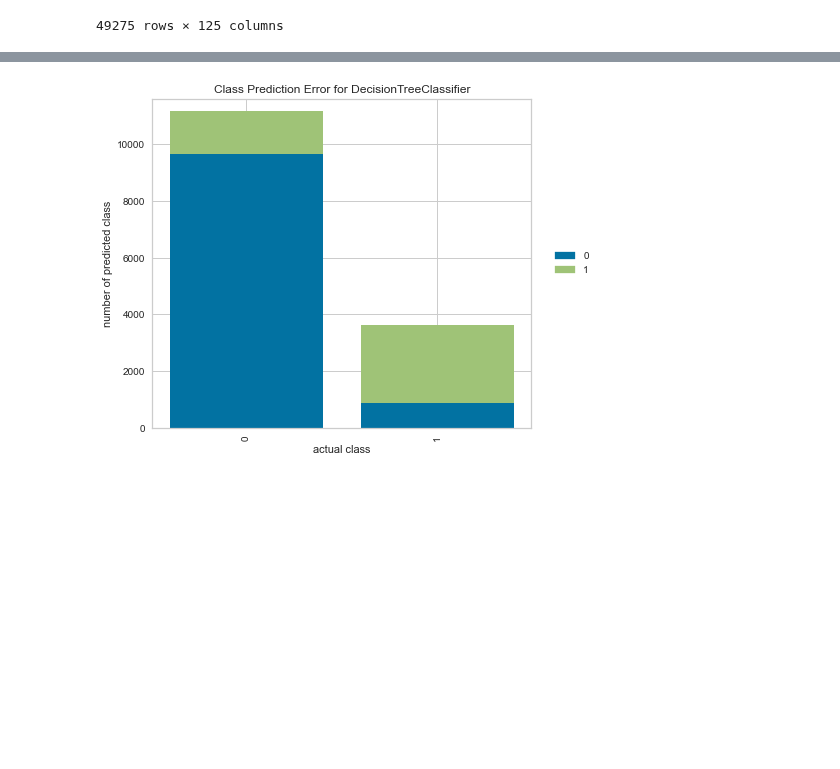
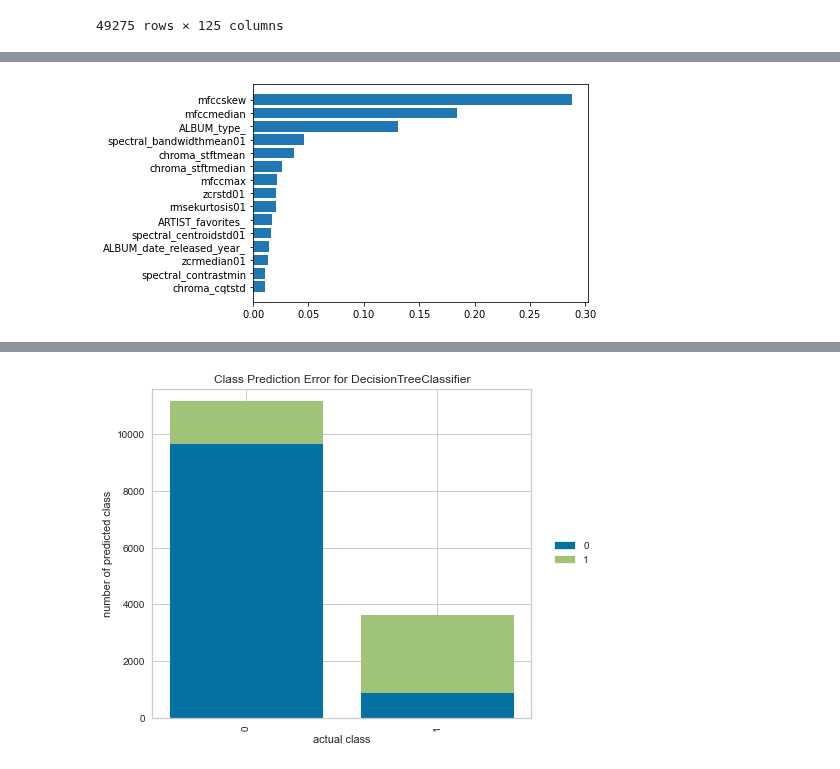
Before and after one commit to cri98li/Data-Mining-2-Project-ts-classification, a Jupyter notebook: Fase 1.2.ipynb, the cells around one changed output, grey strips where cells are left out. Cells and saved outputs as stored; diff of their text form; code cells hidden in the pictures; blank space fills up the shorter version.

```diff
--- a/Fase 1.2.ipynb
+++ b/Fase 1.2.ipynb
@@ -252,0 +253,15 @@ weighted avg       0.83      0.84      0.83     14783
+# %%
+nbr_features = 15
+
+tree_feature_importances = clf.feature_importances_
+sorted_idx = tree_feature_importances.argsort()[-nbr_features:]
+
+y_ticks = np.arange(0, len(sorted_idx))
+fig, ax = plt.subplots()
+plt.barh(y_ticks, tree_feature_importances[sorted_idx])
+plt.yticks(y_ticks, np.array(attributes)[sorted_idx])
+#plt.title("Random Forest Feature Importances (MDI)")
+#plt.savefig("feature_importance.pdf", bbox_inches="tight")
+plt.show()
+# %% [output]
+[figure, added]
```
Also changed, not shown: parts of 12 cells of this notebook, 22 other files.
